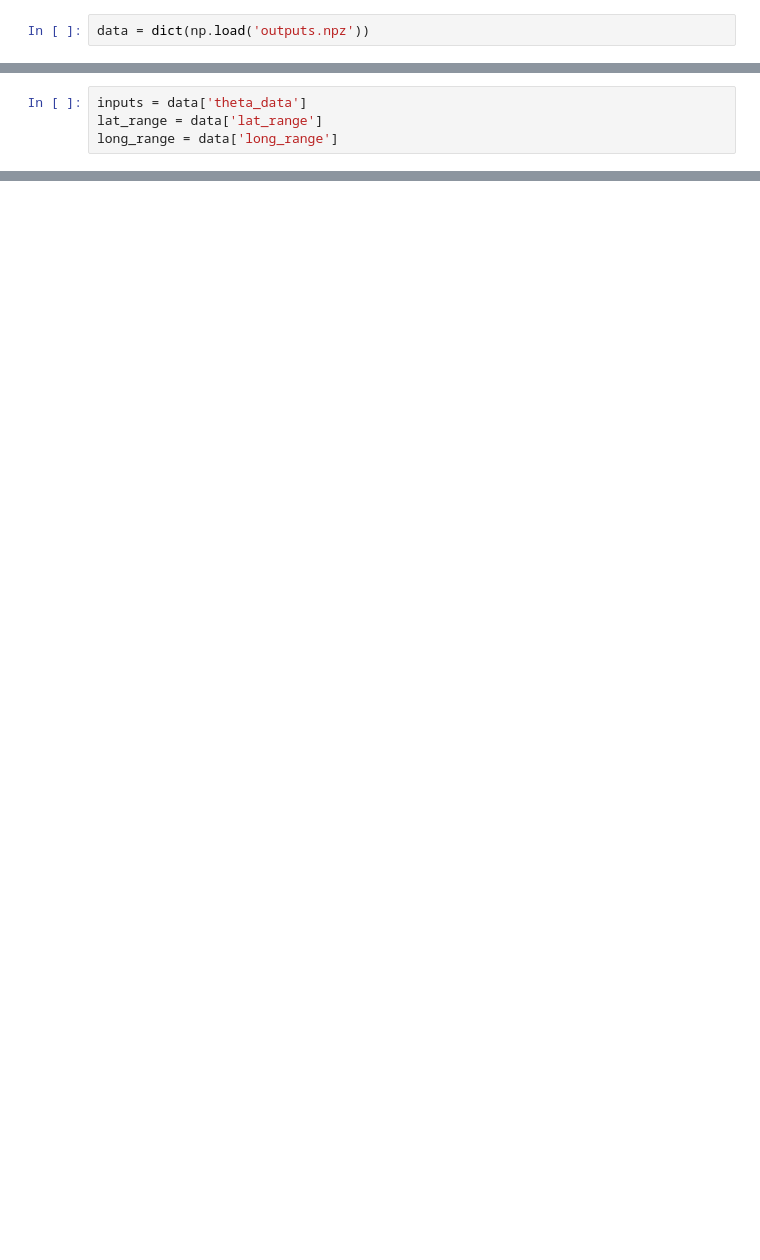
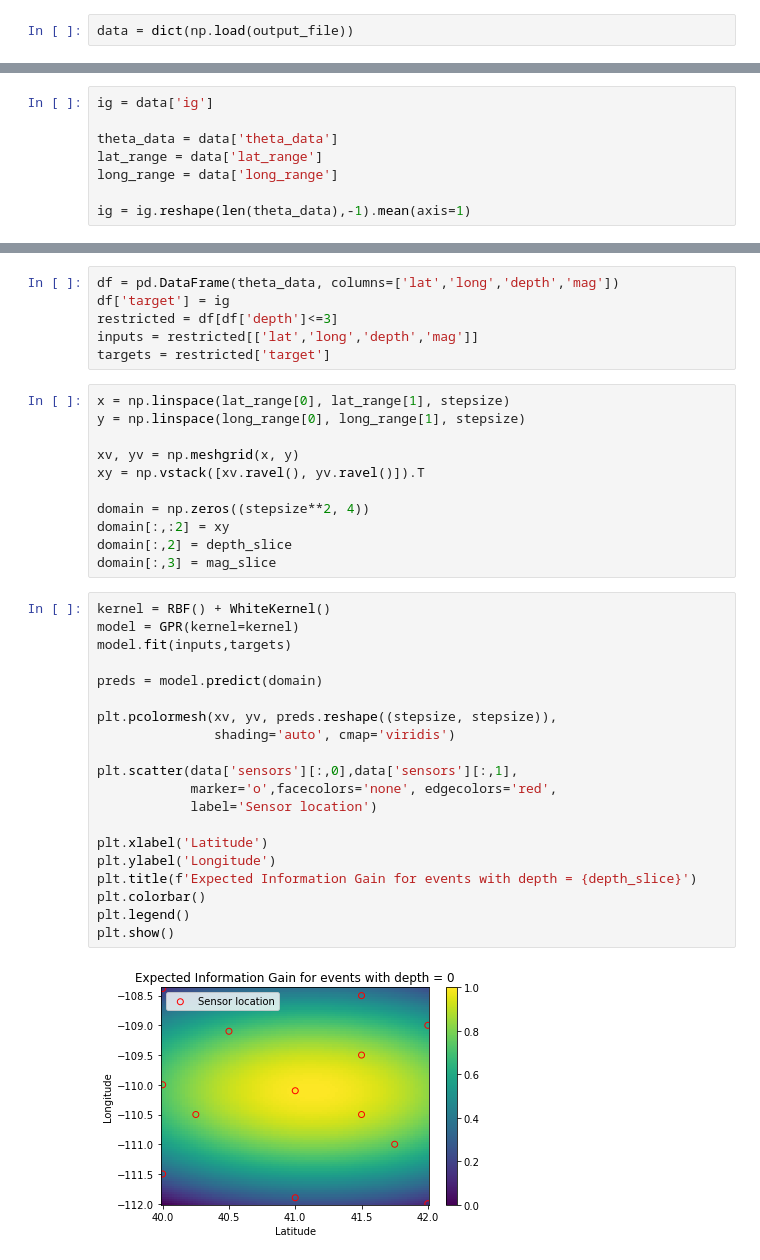
Before and after one commit to sandialabs/seismic_boed, a Jupyter notebook: eig_graphing.ipynb, the cells around one changed output, grey strips where cells are left out. Saved outputs shown, nothing was run; the diff lists cells and outputs as text; blank space fills up the shorter version.

```diff
--- a/eig_graphing.ipynb
+++ b/eig_graphing.ipynb
@@ -4,2 +56,2 @@ from sklearn.gaussian_process import GaussianProcessRegressor as GPR
 # %%
-data = dict(np.load('outputs.npz'))
+data = dict(np.load(output_file))
@@ -8,4 +58,8 @@ target = data['ig']
 # %%
-inputs = data['theta_data']
+ig = data['ig']
+
+theta_data = data['theta_data']
 lat_range = data['lat_range']
 long_range = data['long_range']
+
+ig = ig.reshape(len(theta_data),-1).mean(axis=1)
@@ -31,0 +66,39 @@ xy = np.mgrid[lat_range[0]:lat_range[1]:0.01,
+# %%
+df = pd.DataFrame(theta_data, columns=['lat','long','depth','mag'])
+df['target'] = ig
+restricted = df[df['depth']<=3]
+inputs = restricted[['lat','long','depth','mag']]
+targets = restricted['target']
+# %%
+x = np.linspace(lat_range[0], lat_range[1], stepsize)
+y = np.linspace(long_range[0], long_range[1], stepsize)
+
+xv, yv = np.meshgrid(x, y)
+xy = np.vstack([xv.ravel(), yv.ravel()]).T
+
+domain = np.zeros((stepsize**2, 4))
+domain[:,:2] = xy
+domain[:,2] = depth_slice
+domain[:,3] = mag_slice
+# %%
+kernel = RBF() + WhiteKernel()
+model = GPR(kernel=kernel)
+model.fit(inputs,targets)
+
+preds = model.predict(domain)
+
+plt.pcolormesh(xv, yv, preds.reshape((stepsize, stepsize)),
+               shading='auto', cmap='viridis')
+
+plt.scatter(data['sensors'][:,0],data['sensors'][:,1],
+            marker='o',facecolors='none', edgecolors='red',
+            label='Sensor location')
+
+plt.xlabel('Latitude')
+plt.ylabel('Longitude')
+plt.title(f'Expected Information Gain for events with depth = {depth_slice}')
+plt.colorbar()
+plt.legend()
+plt.show()
+# %% [output]
+[figure, added]
```
Also changed, not shown: parts of 24 cells of this notebook, 1 other file.
